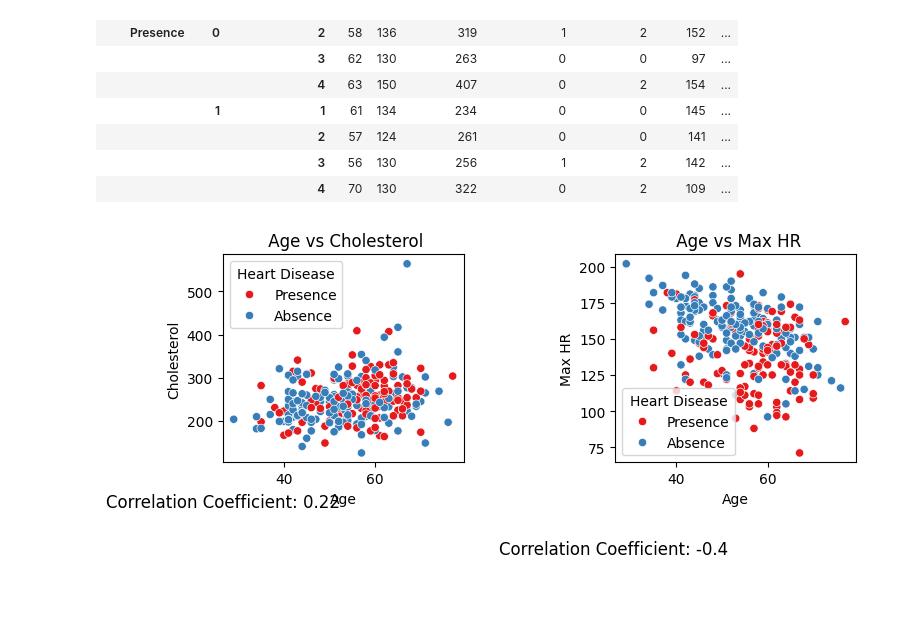
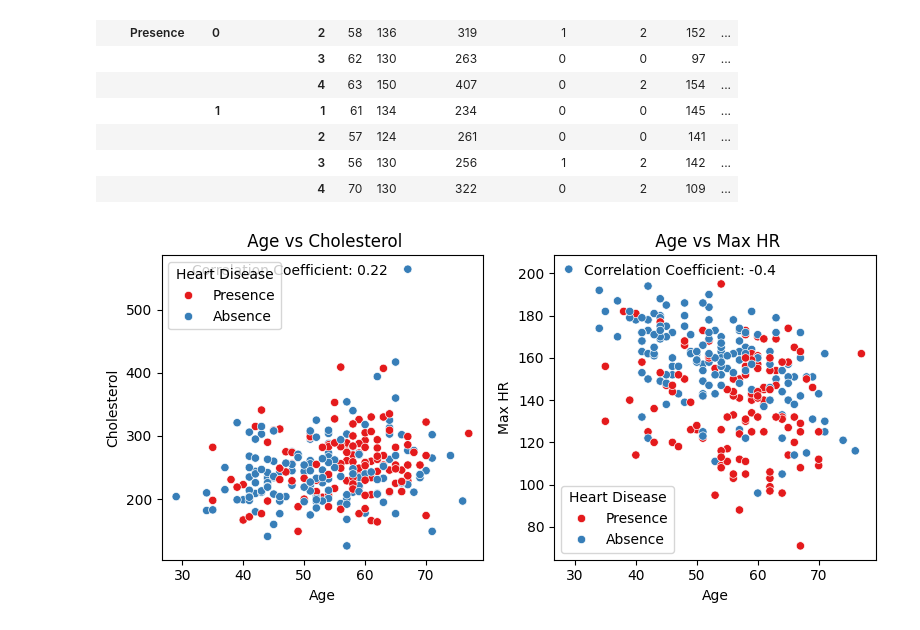
Before and after one commit to Enlightenus/Heart_disease_prediction, a Jupyter notebook: Heart_disease.ipynb, the cells around one changed output. Drawn from its saved outputs; the diff is of its cells as text; code cells hidden in the pictures; blank space fills up the shorter version.

Commit message:
using annotate instead. need to fix legend

```diff
--- a/Heart_disease.ipynb
+++ b/Heart_disease.ipynb
@@ -151,12 +151,18 @@ df_chest_overview.first()
 # %%
 fig, axs =plt.subplots(1, 2, figsize=(8, 4))
 factors = ["Cholesterol", "Max HR"]
 for i, ax in enumerate(axs.flat):
     sns.scatterplot(data=df_op, x="Age", y=factors[i], ax=ax, hue="Heart Disease", palette="Set1")
     age_corr = round(df_op['Age'].corr(df_op[factors[i]]), 2)
-    ax.text(1, 1, f'Correlation Coefficient: {age_corr}', fontsize=12)
+    ax.annotate(f'Correlation Coefficient: {age_corr}',
+                xy=(0.05, 0.95),
+                xycoords='axes fraction',
+                xytext=(10, 5),
+                textcoords='offset points',
+                fontsize=10,
+                verticalalignment='top', horizontalalignment='left')
     ax.set_title(f' Age vs {factors[i]}')
 plt.tight_layout()
 plt.show()
 # %% [output]
-[figure, old version]
+[figure, new version]
```
